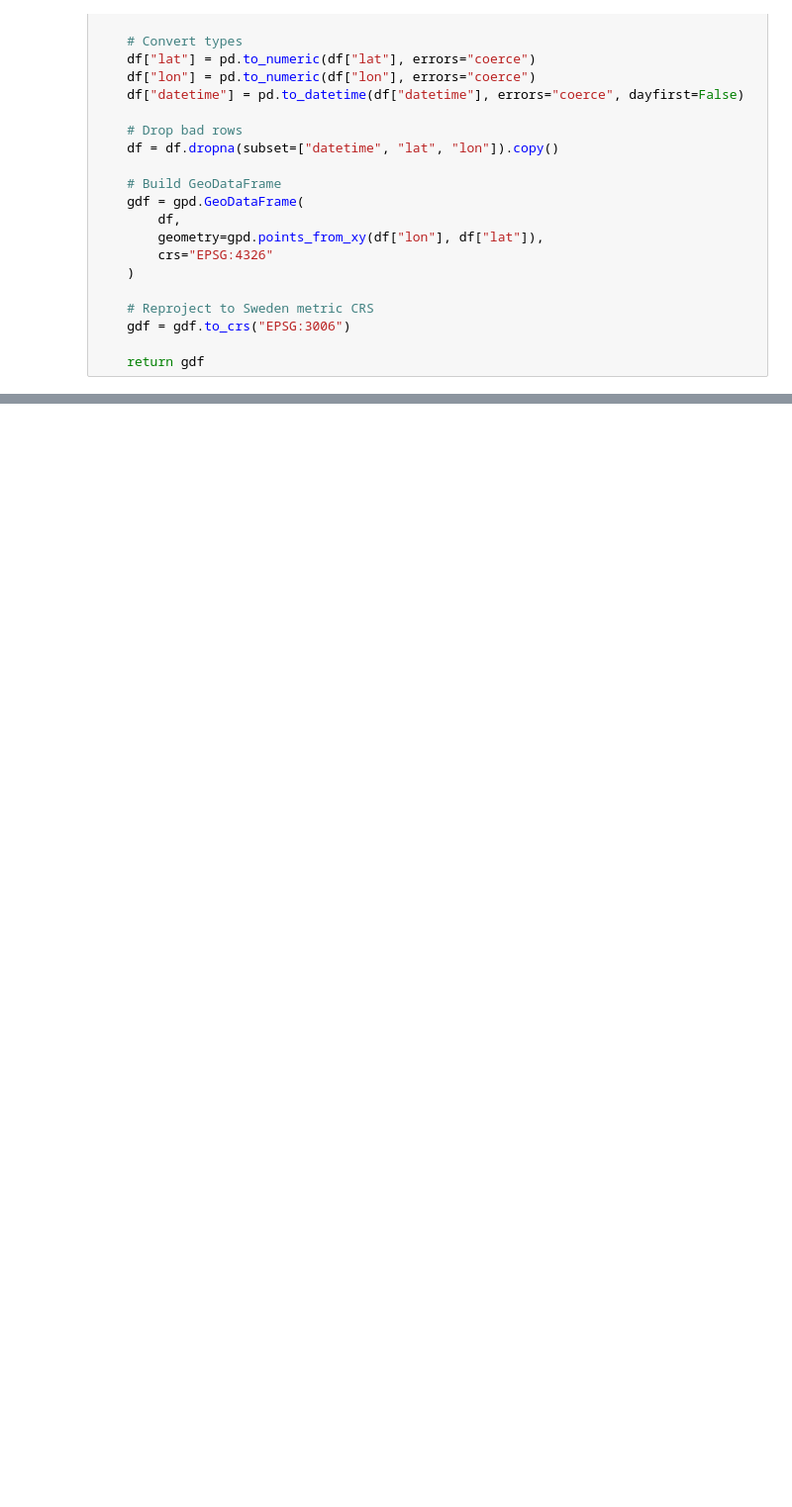
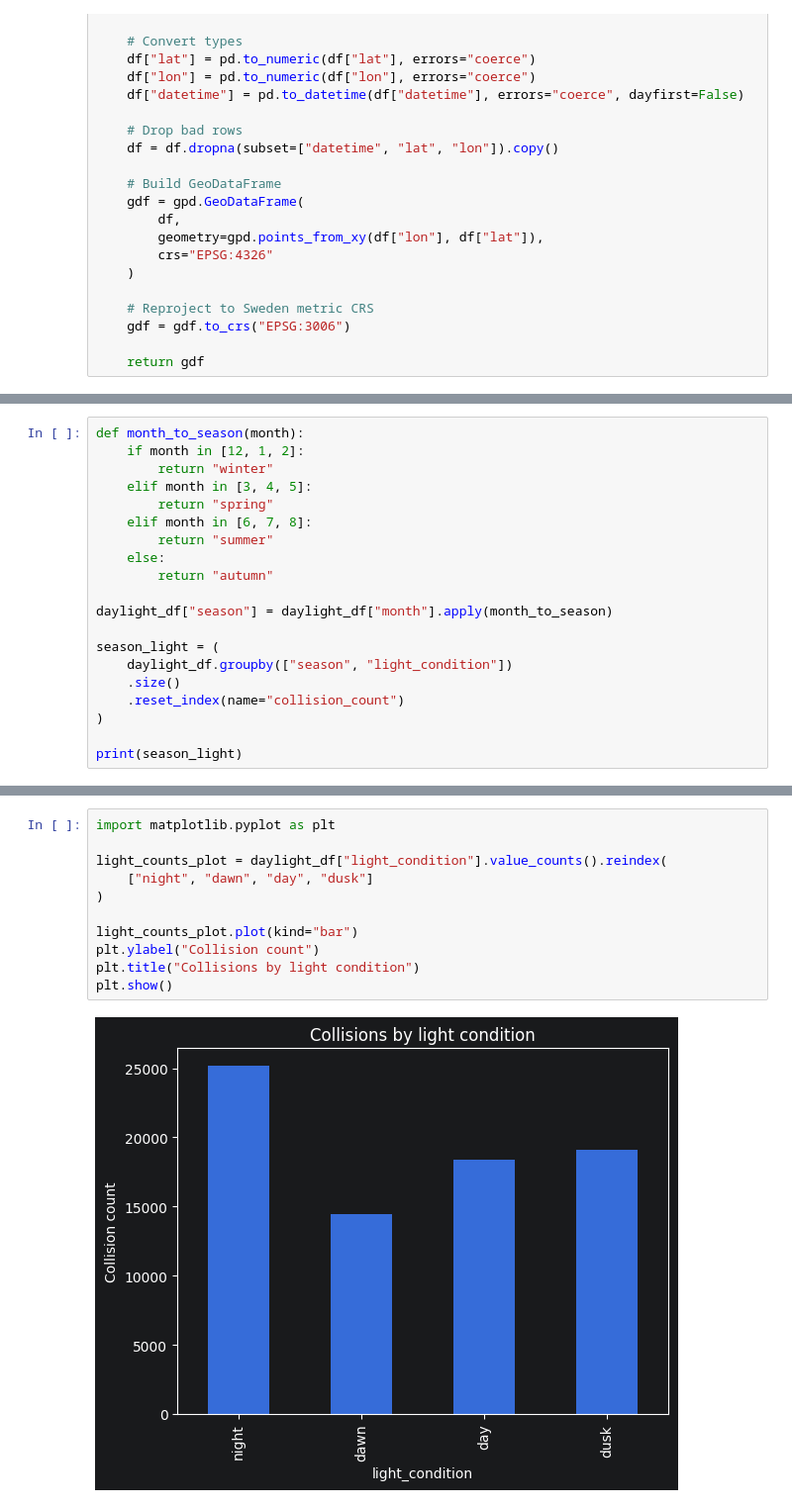
Before and after one commit to aw950309/thesis_boogaloo, a Jupyter notebook: notebooks/sample.ipynb, the cells around one changed output, grey strips where cells are left out. Shown at 99% size. Cells and saved outputs as stored; diff of their text form; blank space fills up the shorter version.

```diff
--- a/notebooks/sample.ipynb
+++ b/notebooks/sample.ipynb
@@ -126,0 +219,20 @@ Name: count, dtype: int64
+# %%
+def month_to_season(month):
+    if month in [12, 1, 2]:
+        return "winter"
+    elif month in [3, 4, 5]:
+        return "spring"
+    elif month in [6, 7, 8]:
+        return "summer"
+    else:
+        return "autumn"
+
+daylight_df["season"] = daylight_df["month"].apply(month_to_season)
+
+season_light = (
+    daylight_df.groupby(["season", "light_condition"])
+    .size()
+    .reset_index(name="collision_count")
+)
+
+print(season_light)
@@ -126,0 +257,13 @@ Name: count, dtype: int64
+# %%
+import matplotlib.pyplot as plt
+
+light_counts_plot = daylight_df["light_condition"].value_counts().reindex(
+    ["night", "dawn", "day", "dusk"]
+)
+
+light_counts_plot.plot(kind="bar")
+plt.ylabel("Collision count")
+plt.title("Collisions by light condition")
+plt.show()
+# %% [output]
+[figure, added]
```
Also changed, not shown: parts of 23 cells of this notebook, 1 other file.
